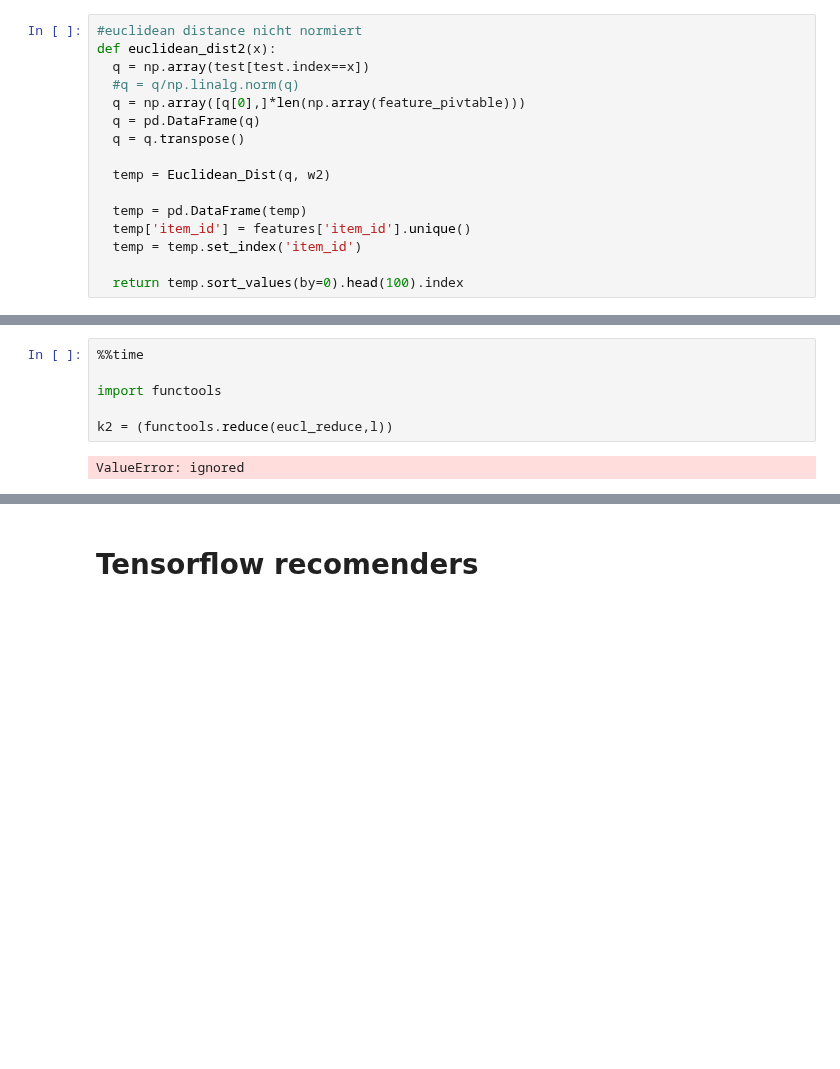
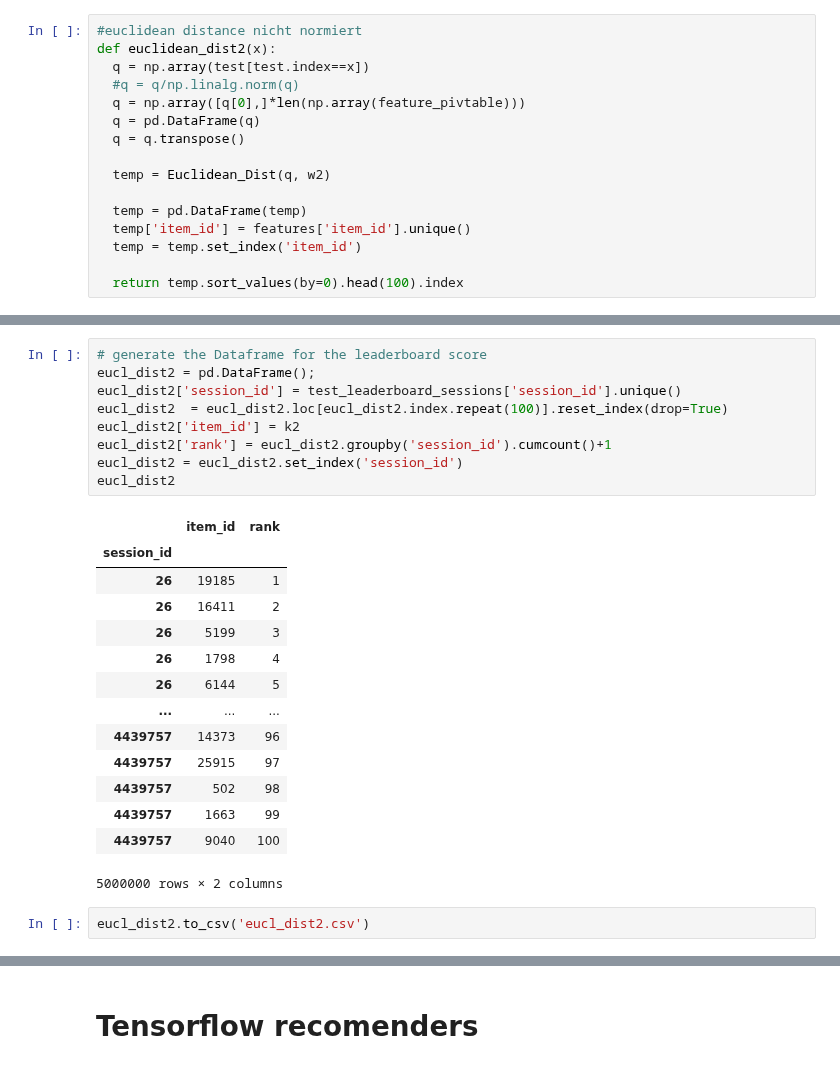
Before and after one commit to Ananassio/Data-Science_lab, a Jupyter notebook: Project/Data.ipynb, the cells around one changed output, grey strips where cells are left out. Drawn from its saved outputs; the diff is of its cells as text; blank space fills up the shorter version.

```diff
--- a/Project/Data.ipynb
+++ b/Project/Data.ipynb
@@ -1649,8 +1534,26 @@ Wall time: 10 µs
-# %%
-%%time
-
-import functools
-
-k2 = (functools.reduce(eucl_reduce,l))
-# %% [output]
-ValueError: ignored
+# %%
+# generate the Dataframe for the leaderboard score
+eucl_dist2 = pd.DataFrame();
+eucl_dist2['session_id'] = test_leaderboard_sessions['session_id'].unique()
+eucl_dist2  = eucl_dist2.loc[eucl_dist2.index.repeat(100)].reset_index(drop=True)
+eucl_dist2['item_id'] = k2
+eucl_dist2['rank'] = eucl_dist2.groupby('session_id').cumcount()+1
+eucl_dist2 = eucl_dist2.set_index('session_id')
+eucl_dist2
+# %% [output]
+|  | item_id | rank |
+| session_id |  |  |
+| 26 | 19185 | 1 |
+| 26 | 16411 | 2 |
+| 26 | 5199 | 3 |
+| 26 | 1798 | 4 |
+| 26 | 6144 | 5 |
+| ... | ... | ... |
+| 4439757 | 14373 | 96 |
+| 4439757 | 25915 | 97 |
+| 4439757 | 502 | 98 |
+| 4439757 | 1663 | 99 |
+| 4439757 | 9040 | 100 |
+5000000 rows × 2 columns
+# %%
+eucl_dist2.to_csv('eucl_dist2.csv')
```
Also changed, not shown: parts of 37 cells of this notebook.
